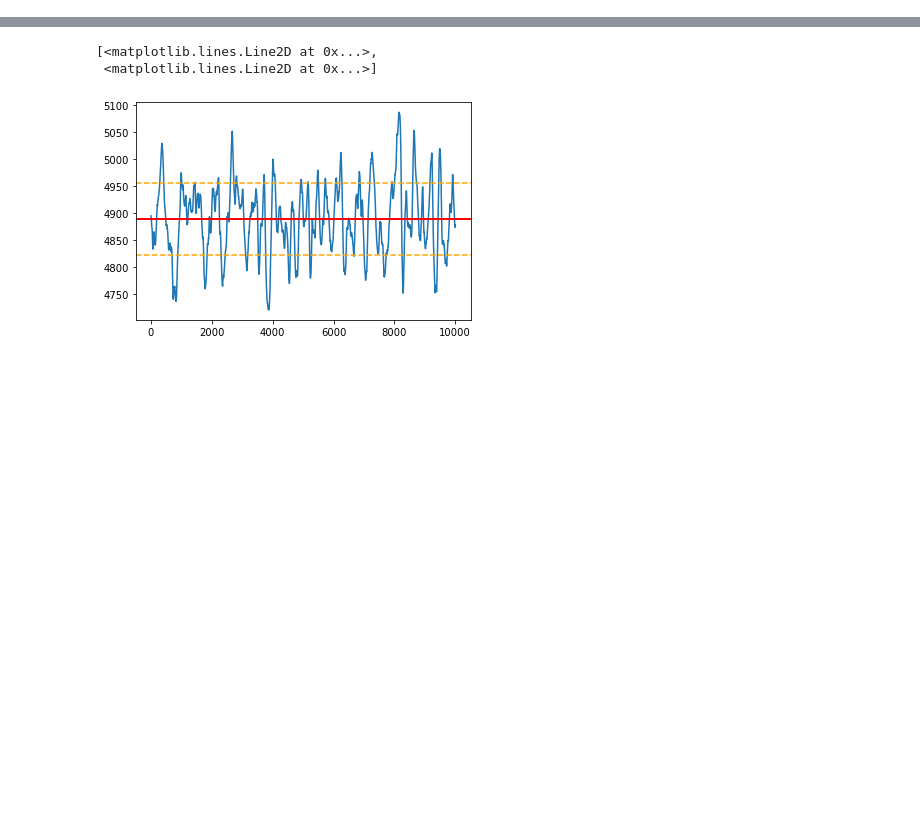
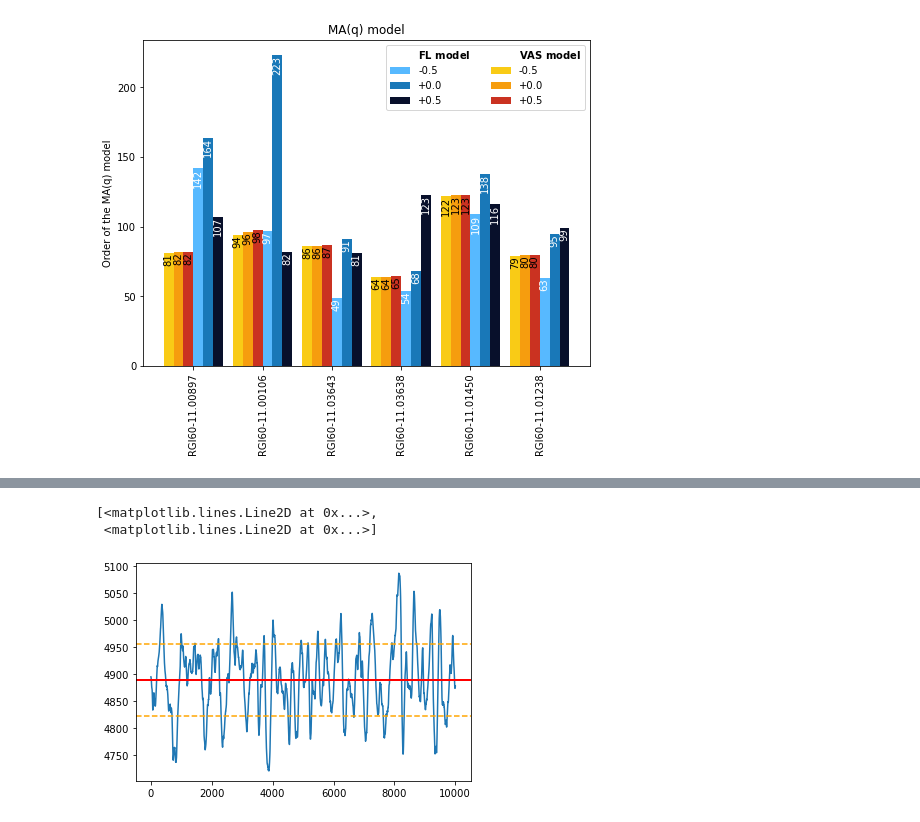
Before and after one commit to oberrauch/vascaling, a Jupyter notebook: notebooks/tmp.ipynb, the cells around one changed output, grey strips where cells are left out. Saved outputs shown, nothing was run; the diff lists cells and outputs as text; code cells hidden in the pictures; blank space fills up the shorter version.

```diff
--- a/notebooks/tmp.ipynb
+++ b/notebooks/tmp.ipynb
@@ -0,0 +100,47 @@
+# %%
+xticks=list()
+width=2
+plt.figure(figsize=[8,6])
+
+for i, rgi_id in enumerate(ds.rgi_id):
+    for j, temp_bias in enumerate(ds.temp_bias):
+        q = ds.sel(rgi_id=rgi_id, temp_bias=temp_bias, model='fl').q
+        x = i*((width)*3*width+width)+j*width+(width*1.5)
+        xticks.append(x)
+        plt.bar(x, q, width=width, color=fl_cycle[j],
+                label=(f'{temp_bias.values:+.1f}' if not i else ''))
+
+        plt.text(x, q, f'{q.values:d}', rotation=90, ha='center', va='top', color='w')
+
+xticks = list()
+
+for i, rgi_id in enumerate(ds.rgi_id):
+    for j, temp_bias in enumerate(ds.temp_bias):
+        q = ds.sel(rgi_id=rgi_id, temp_bias=temp_bias, model='vas').q
+        x = i*((width)*3*width+width)+j*width-(width*1.5)
+        xticks.append(x)
+        plt.bar(x, q, width=width, color=vas_cycle[j],
+                label=(f'{temp_bias.values:+.1f}' if not i else ''))
+
+        plt.text(x, q, f'{q.values:d}', rotation=90, ha='center', va='top')
+
+plt.xticks(np.array(xticks)[1::3]+(width*1.5), ds.rgi_id.values, rotation=90)
+
+handles, labels = plt.gca().get_legend_handles_labels()
+title_proxy, = plt.plot(0, marker='None', linestyle='None', label='dummy')
+h = [title_proxy]
+h.extend(handles[:3])
+h.extend([title_proxy])
+h.extend(handles[3:])
+l = ['$\\bf{FL\ model}$']
+l.extend(labels[:3])
+l.extend(['$\\bf{VAS\ model}$'])
+l.extend(labels[3:])
+
+plt.legend(h,l, ncol=2)
+plt.title('MA(q) model')
+plt.ylabel('Order of the MA(q) model')
+
+plt.savefig('../plots/final_plots/arma/maq.pdf', bbox_inches='tight')
+# %% [output]
+[figure, added]
```
Also changed, not shown: parts of 41 cells of this notebook, 29 other files.
